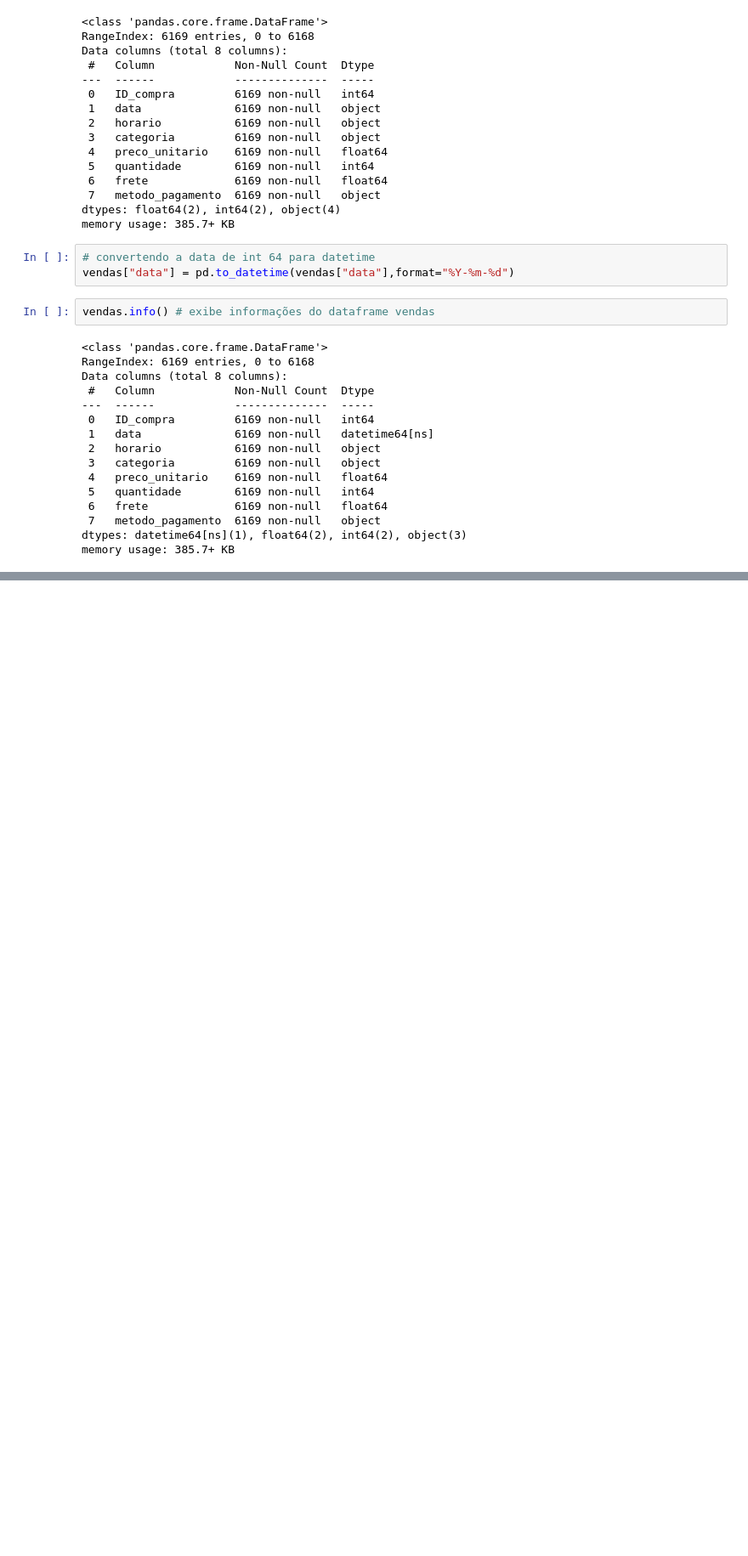
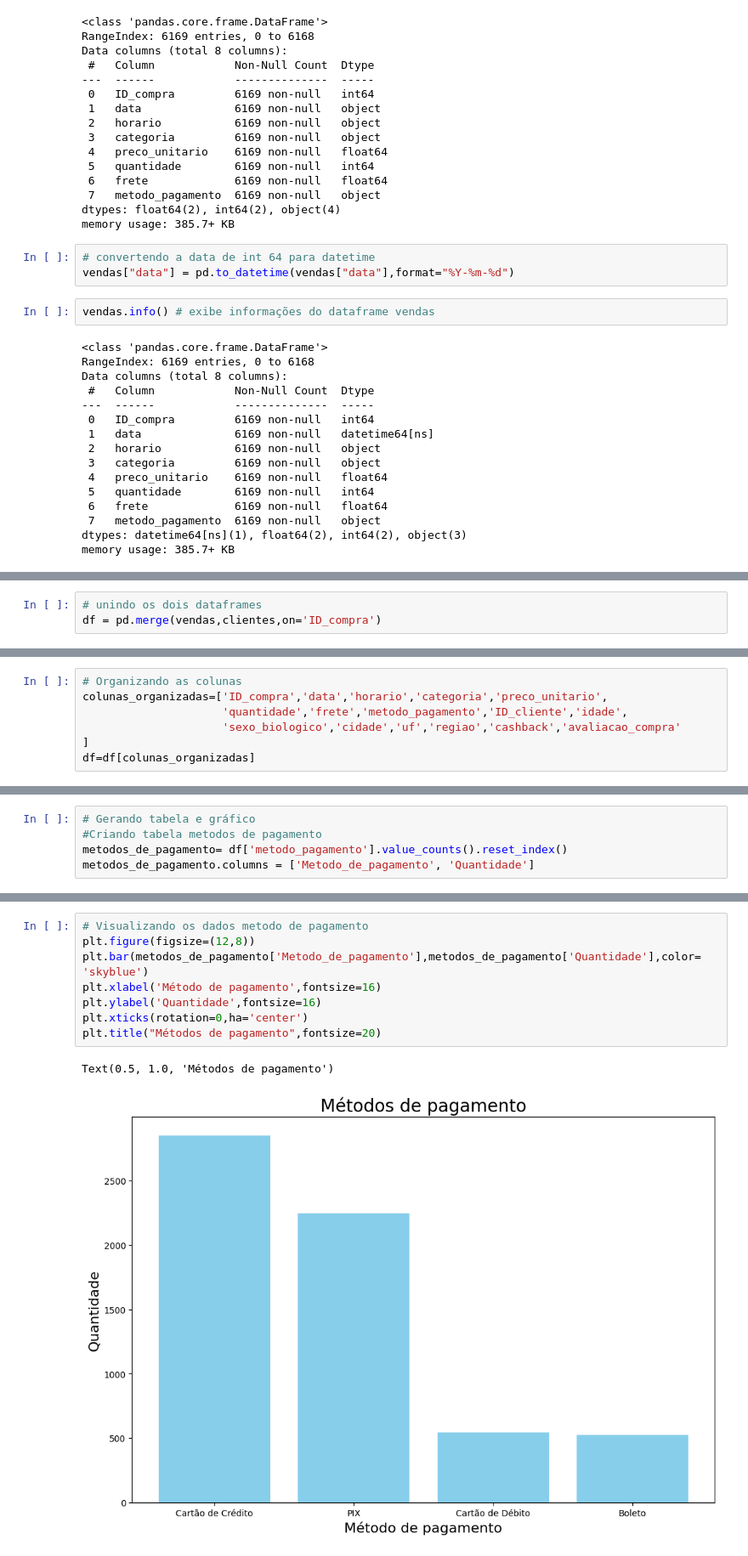
Before and after one commit to danielvieira95/Intelig-ncia-Artificial-e-Big-Data--2-2024, a Jupyter notebook: TurmaB/Aula10/codigo.ipynb, the cells around one changed output, grey strips where cells are left out. Shown at 85% size. Drawn from its saved outputs; the diff is of its cells as text; blank space fills up the shorter version.

```diff
--- a/TurmaB/Aula10/codigo.ipynb
+++ b/TurmaB/Aula10/codigo.ipynb
@@ -199,0 +241,3 @@ memory usage: 385.7+ KB
+# %%
+# unindo os dois dataframes
+df = pd.merge(vendas,clientes,on='ID_compra')
@@ -199,0 +253,7 @@ memory usage: 385.7+ KB
+# %%
+# Organizando as colunas
+colunas_organizadas=['ID_compra','data','horario','categoria','preco_unitario',
+                     'quantidade','frete','metodo_pagamento','ID_cliente','idade',
+                     'sexo_biologico','cidade','uf','regiao','cashback','avaliacao_compra'
+]
+df=df[colunas_organizadas]
@@ -199,0 +269,5 @@ memory usage: 385.7+ KB
+# %%
+# Gerando tabela e gráfico
+#Criando tabela metodos de pagamento
+metodos_de_pagamento= df['metodo_pagamento'].value_counts().reset_index()
+metodos_de_pagamento.columns = ['Metodo_de_pagamento', 'Quantidade']
@@ -199,0 +282,11 @@ memory usage: 385.7+ KB
+# %%
+# Visualizando os dados metodo de pagamento
+plt.figure(figsize=(12,8))
+plt.bar(metodos_de_pagamento['Metodo_de_pagamento'],metodos_de_pagamento['Quantidade'],color= 'skyblue')
+plt.xlabel('Método de pagamento',fontsize=16)
+plt.ylabel('Quantidade',fontsize=16)
+plt.xticks(rotation=0,ha='center')
+plt.title("Métodos de pagamento",fontsize=20)
+# %% [output]
+Text(0.5, 1.0, 'Métodos de pagamento')
+[figure, added]
```
Also changed, not shown: parts of 8 cells of this notebook.
